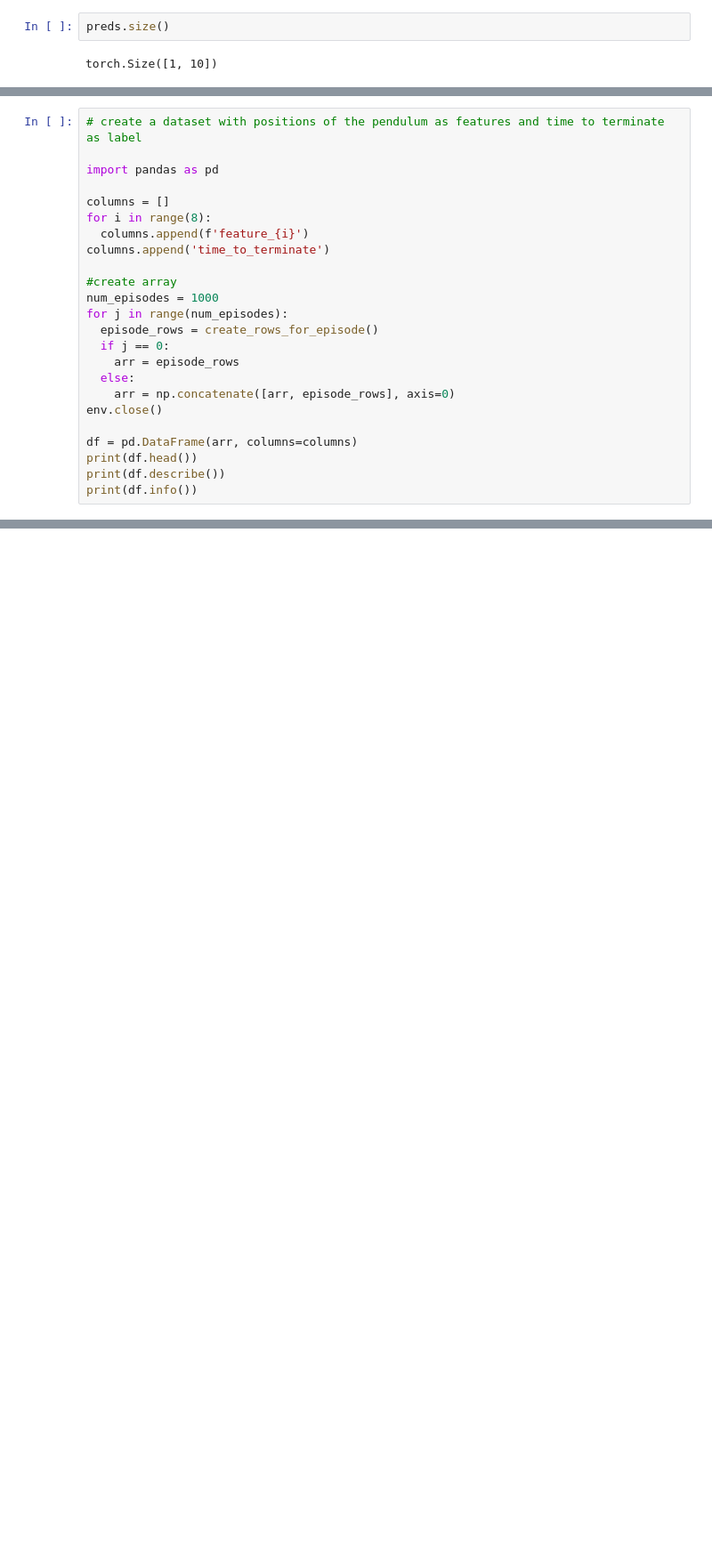
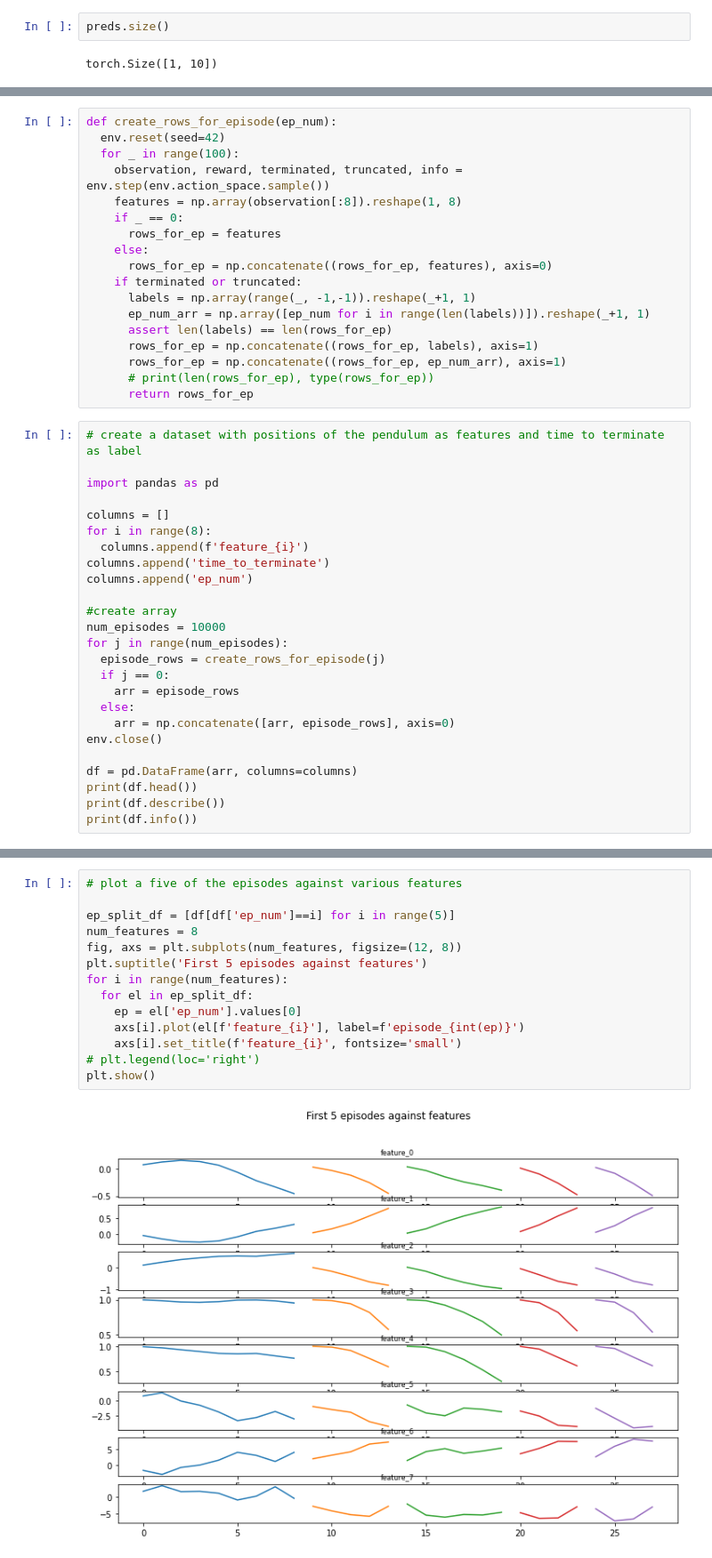
Before and after one commit to olwflynn/Learning, a Jupyter notebook: Learning Physics.ipynb, the cells around one changed output, grey strips where cells are left out. Shown: that part at 89% size. Cells and saved outputs as stored; diff of their text form; blank space fills up the shorter version.

```diff
--- a/Learning Physics.ipynb
+++ b/Learning Physics.ipynb
@@ -299,3 +320,21 @@ tensor(2.3065, grad_fn=<BinaryCrossEntropyBackward0>)
+# %%
+def create_rows_for_episode(ep_num):
+  env.reset(seed=42)
+  for _ in range(100):
+    observation, reward, terminated, truncated, info = env.step(env.action_space.sample())
+    features = np.array(observation[:8]).reshape(1, 8)
+    if _ == 0:
+      rows_for_ep = features
+    else:
+      rows_for_ep = np.concatenate((rows_for_ep, features), axis=0)
+    if terminated or truncated:
+      labels = np.array(range(_, -1,-1)).reshape(_+1, 1)
+      ep_num_arr = np.array([ep_num for i in range(len(labels))]).reshape(_+1, 1)
+      assert len(labels) == len(rows_for_ep)
+      rows_for_ep = np.concatenate((rows_for_ep, labels), axis=1)
+      rows_for_ep = np.concatenate((rows_for_ep, ep_num_arr), axis=1)
+      # print(len(rows_for_ep), type(rows_for_ep))
+      return rows_for_ep
 # %%
 # create a dataset with positions of the pendulum as features and time to terminate as label
 
@@ -305,11 +344,12 @@ columns = []
 for i in range(8):
   columns.append(f'feature_{i}')
 columns.append('time_to_terminate')
+columns.append('ep_num')
 
 #create array
-num_episodes = 1000
+num_episodes = 10000
 for j in range(num_episodes):
-  episode_rows = create_rows_for_episode()
+  episode_rows = create_rows_for_episode(j)
   if j == 0:
     arr = episode_rows
   else:
@@ -381 +405,17 @@ memory usage: 78.1 KB
 None
+# %%
+# plot a five of the episodes against various features
+
+ep_split_df = [df[df['ep_num']==i] for i in range(5)]
+num_features = 8
+fig, axs = plt.subplots(num_features, figsize=(12, 8))
+plt.suptitle('First 5 episodes against features')
+for i in range(num_features):
+  for el in ep_split_df:
+    ep = el['ep_num'].values[0]
+    axs[i].plot(el[f'feature_{i}'], label=f'episode_{int(ep)}')
+    axs[i].set_title(f'feature_{i}', fontsize='small')
+# plt.legend(loc='right')
+plt.show()
+# %% [output]
+[figure, added]
```
Also changed, not shown: parts of 31 cells of this notebook.
